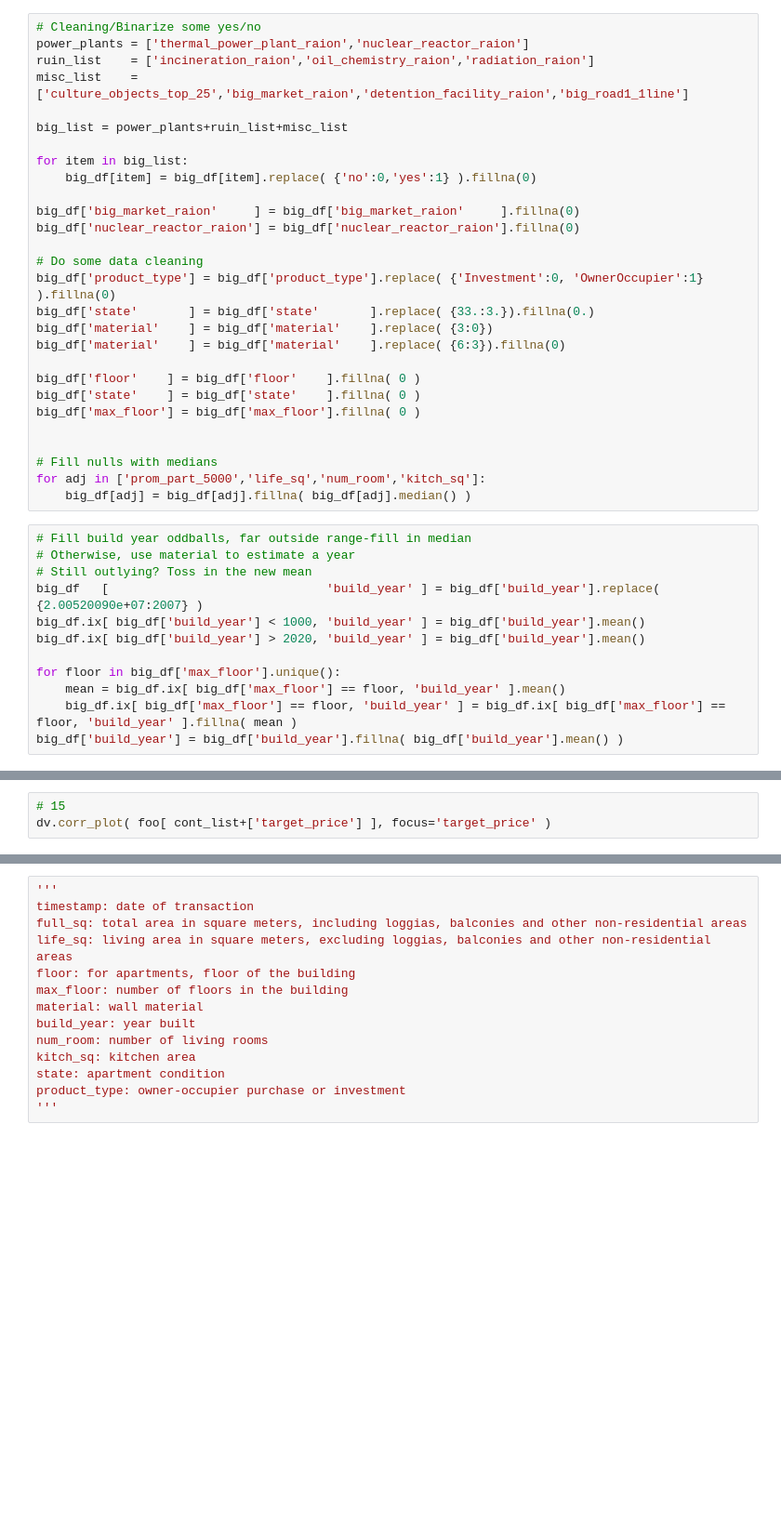
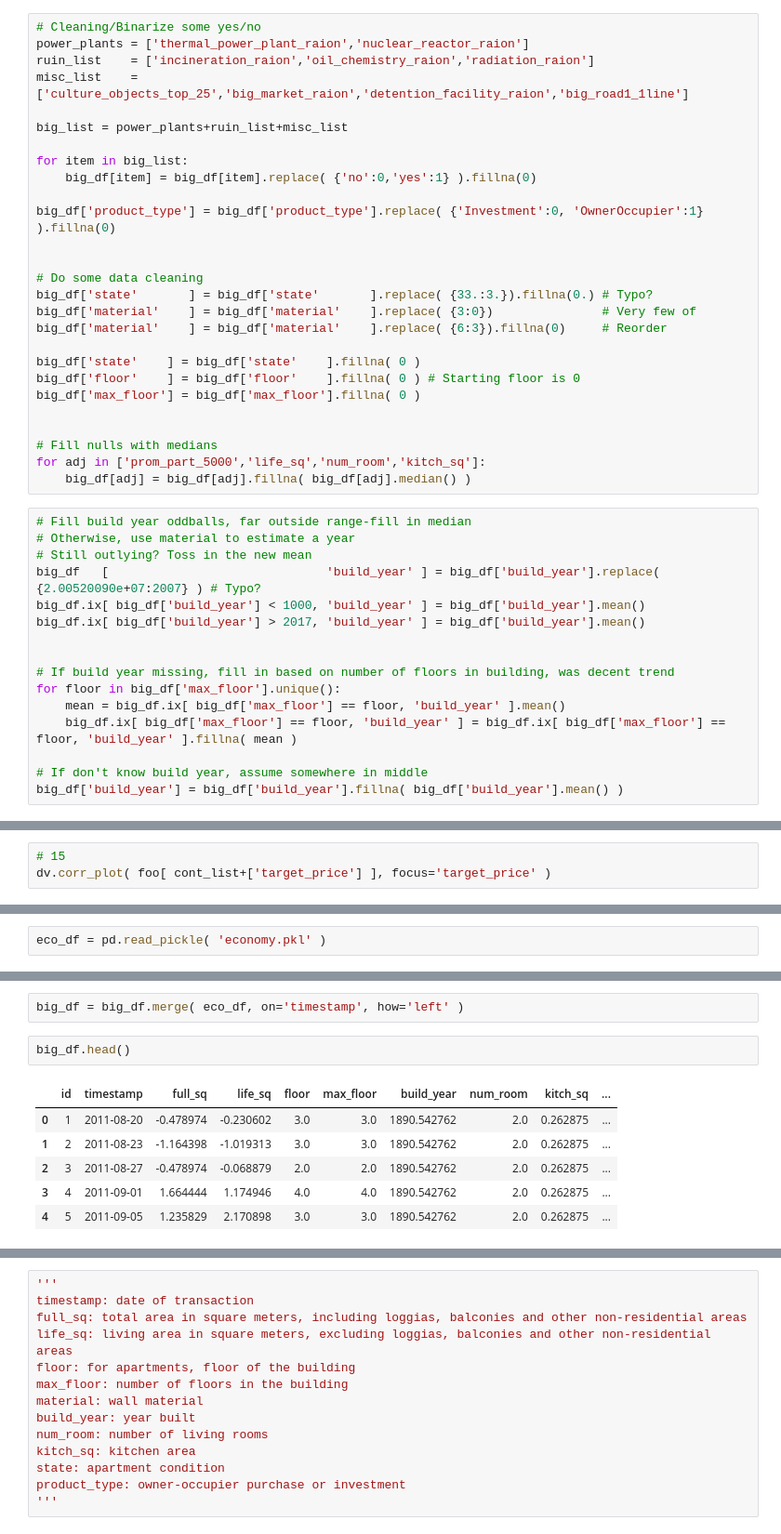
Before and after one commit to markertsean/russian_housing, a Jupyter notebook: visualize.ipynb, the cells around one changed output, grey strips where cells are left out. Shown at 93% size. Drawn from its saved outputs; the diff is of its cells as text; blank space fills up the shorter version.

Commit message:
Added economy data to the dataframe, wrote outputs

```diff
--- a/visualize.ipynb
+++ b/visualize.ipynb
@@ -50,17 +50,16 @@ big_list = power_plants+ruin_list+misc_list
 for item in big_list:
     big_df[item] = big_df[item].replace( {'no':0,'yes':1} ).fillna(0)
 
-big_df['big_market_raion'     ] = big_df['big_market_raion'     ].fillna(0)
-big_df['nuclear_reactor_raion'] = big_df['nuclear_reactor_raion'].fillna(0)
+big_df['product_type'] = big_df['product_type'].replace( {'Investment':0, 'OwnerOccupier':1} ).fillna(0)
+
 
 # Do some data cleaning
-big_df['product_type'] = big_df['product_type'].replace( {'Investment':0, 'OwnerOccupier':1} ).fillna(0)
-big_df['state'       ] = big_df['state'       ].replace( {33.:3.}).fillna(0.)
-big_df['material'    ] = big_df['material'    ].replace( {3:0})
-big_df['material'    ] = big_df['material'    ].replace( {6:3}).fillna(0)
+big_df['state'       ] = big_df['state'       ].replace( {33.:3.}).fillna(0.) # Typo?
+big_df['material'    ] = big_df['material'    ].replace( {3:0})               # Very few of
+big_df['material'    ] = big_df['material'    ].replace( {6:3}).fillna(0)     # Reorder
 
-big_df['floor'    ] = big_df['floor'    ].fillna( 0 )
 big_df['state'    ] = big_df['state'    ].fillna( 0 )
+big_df['floor'    ] = big_df['floor'    ].fillna( 0 ) # Starting floor is 0
 big_df['max_floor'] = big_df['max_floor'].fillna( 0 )
 
 
@@ -71,13 +70,17 @@ for adj in ['prom_part_5000','life_sq','num_room','kitch_sq']:
 # Fill build year oddballs, far outside range-fill in median
 # Otherwise, use material to estimate a year
 # Still outlying? Toss in the new mean
-big_df   [                              'build_year' ] = big_df['build_year'].replace( {2.00520090e+07:2007} )
+big_df   [                              'build_year' ] = big_df['build_year'].replace( {2.00520090e+07:2007} ) # Typo?
 big_df.ix[ big_df['build_year'] < 1000, 'build_year' ] = big_df['build_year'].mean()
-big_df.ix[ big_df['build_year'] > 2020, 'build_year' ] = big_df['build_year'].mean()
+big_df.ix[ big_df['build_year'] > 2017, 'build_year' ] = big_df['build_year'].mean()
 
+
+# If build year missing, fill in based on number of floors in building, was decent trend
 for floor in big_df['max_floor'].unique():
     mean = big_df.ix[ big_df['max_floor'] == floor, 'build_year' ].mean()
     big_df.ix[ big_df['max_floor'] == floor, 'build_year' ] = big_df.ix[ big_df['max_floor'] == floor, 'build_year' ].fillna( mean )
+
+# If don't know build year, assume somewhere in middle
 big_df['build_year'] = big_df['build_year'].fillna( big_df['build_year'].mean() )
 # %%
 # Put floors in categorical range
@@ -249,3 +258,5 @@ num_room           0.266726
 full_sq            0.385930
 target_price       1.000000
 dtype: float64
+# %%
+eco_df = pd.read_pickle( 'economy.pkl' )
@@ -251,0 +272,11 @@ dtype: float64
+# %%
+big_df = big_df.merge( eco_df, on='timestamp', how='left' )
+# %%
+big_df.head()
+# %% [output]
+|  | id | timestamp | full_sq | life_sq | floor | max_floor | build_year | num_room | kitch_sq | ... |
+| 0 | 1 | 2011-08-20 | -0.478974 | -0.230602 | 3.0 | 3.0 | 1890.542762 | 2.0 | 0.262875 | ... |
+| 1 | 2 | 2011-08-23 | -1.164398 | -1.019313 | 3.0 | 3.0 | 1890.542762 | 2.0 | 0.262875 | ... |
+| 2 | 3 | 2011-08-27 | -0.478974 | -0.068879 | 2.0 | 2.0 | 1890.542762 | 2.0 | 0.262875 | ... |
+| 3 | 4 | 2011-09-01 | 1.664444 | 1.174946 | 4.0 | 4.0 | 1890.542762 | 2.0 | 0.262875 | ... |
+| 4 | 5 | 2011-09-05 | 1.235829 | 2.170898 | 3.0 | 3.0 | 1890.542762 | 2.0 | 0.262875 | ... |
```
Also changed, not shown: parts of 8 cells of this notebook.
